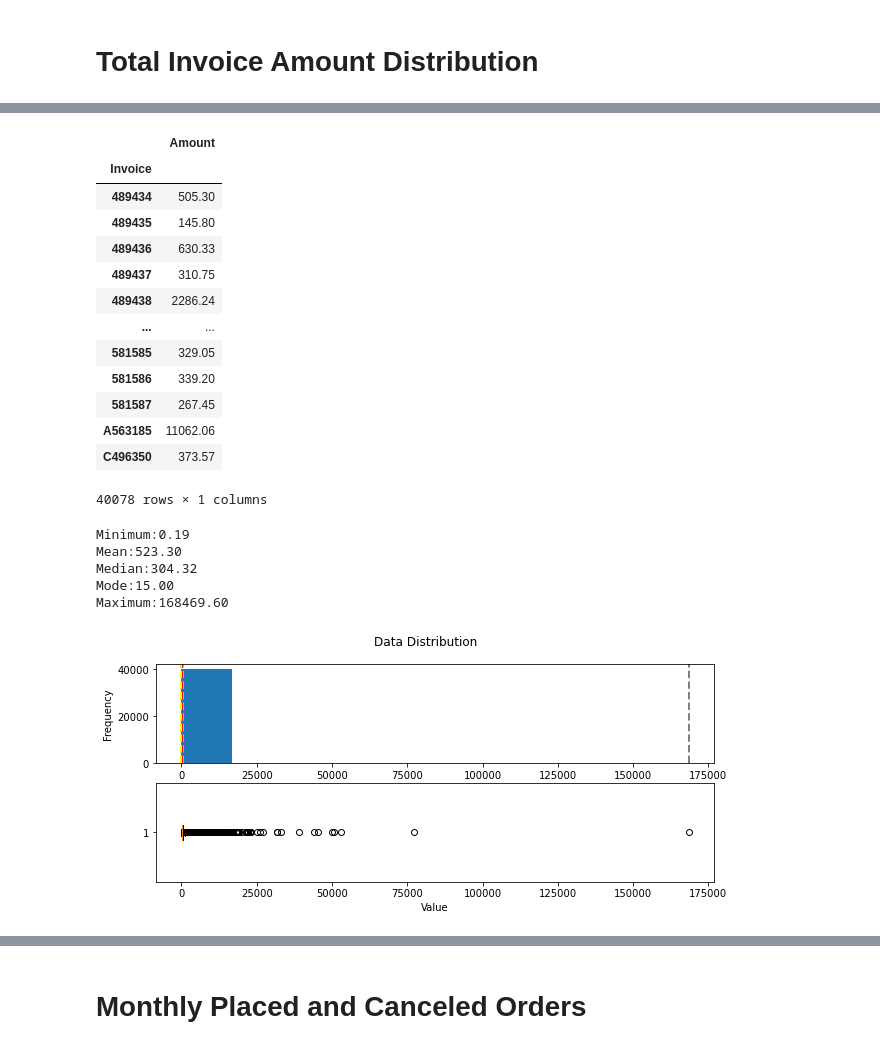
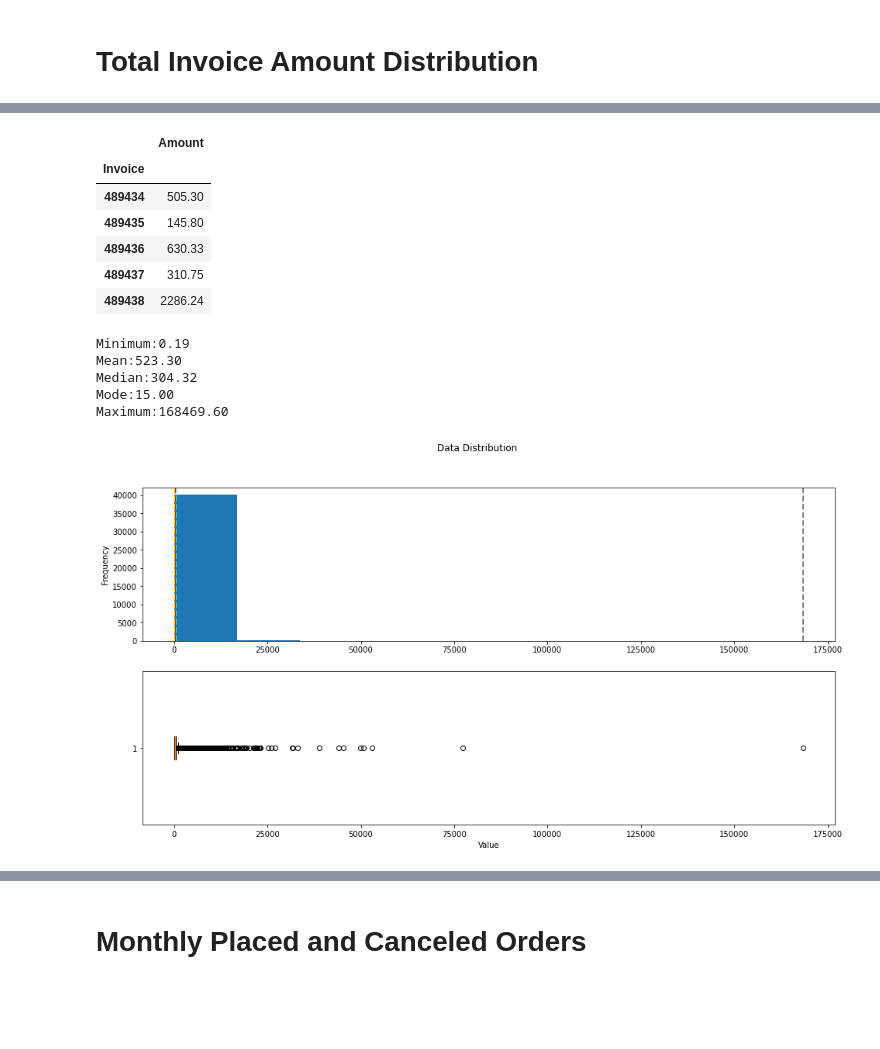
Before and after one commit to jarviscanada/jarvis_data_eng_MiguelDario, a Jupyter notebook: python_data_analytics/python_data_wrangling/retail_data_analytics_wrangling.ipynb, the cells around one changed output, grey strips where cells are left out. Saved outputs shown, nothing was run; the diff lists cells and outputs as text; code cells hidden in the pictures; blank space fills up the shorter version.

```diff
--- a/python_data_analytics/python_data_wrangling/retail_data_analytics_wrangling.ipynb
+++ b/python_data_analytics/python_data_wrangling/retail_data_analytics_wrangling.ipynb
@@ -165,7 +117,7 @@ invoice_data
 
 #Drop negative amounts
 invoice_data.drop(invoice_data[invoice_data['Amount'] <= 0].index, inplace = True)
-invoice_data
+invoice_data.head()
 # %% [output]
 |  | Amount |
 | Invoice |  |
@@ -174,13 +126,6 @@ invoice_data
 | 489436 | 630.33 |
 | 489437 | 310.75 |
 | 489438 | 2286.24 |
-| ... | ... |
-| 581585 | 329.05 |
-| 581586 | 339.20 |
-| 581587 | 267.45 |
-| A563185 | 11062.06 |
-| C496350 | 373.57 |
-40078 rows × 1 columns
 # %%
 #Create plotting function
 
@@ -201,38 +146,38 @@ def show_distribution(data):
                                                                                             max_val))
 
     # Create the subplots
-    fig, ax = plt.subplots(2, 1, figsize = (10,4))
+    fig, ax = plt.subplots(2, 1, figsize = (16,8))
 
     # Plot the histogram
     ax[0].hist(data)
     ax[0].set_ylabel('Frequency')
 
     # Add lines for each statistic
     ax[0].axvline(x=min_val, color = 'gray', linestyle='dashed', linewidth = 2)
     ax[0].axvline(x=mean_val, color = 'cyan', linestyle='dashed', linewidth = 2)
     ax[0].axvline(x=med_val, color = 'red', linestyle='dashed', linewidth = 2)
     ax[0].axvline(x=mod_val, color = 'yellow', linestyle='dashed', linewidth = 2)
     ax[0].axvline(x=max_val, color = 'gray', linestyle='dashed', linewidth = 2)
 
     # Plot the boxplot
     ax[1].boxplot(data, vert=False)
     ax[1].set_xlabel('Value')
 
     # Add a title to the Figure
     fig.suptitle('Data Distribution')
 
     # Show the figure
     fig.show()
 
 #Call the function
 show_distribution(invoice_data['Amount'])
 # %% [output]
 Minimum:0.19
 Mean:523.30
 Median:304.32
 Mode:15.00
 Maximum:168469.60
-[figure, old version]
+[figure, new version]
 # %%
 #Filter invoice data to the 85th quantile
 quantile = invoice_data.quantile(.85)
```
Also changed, not shown: parts of 26 cells of this notebook.
